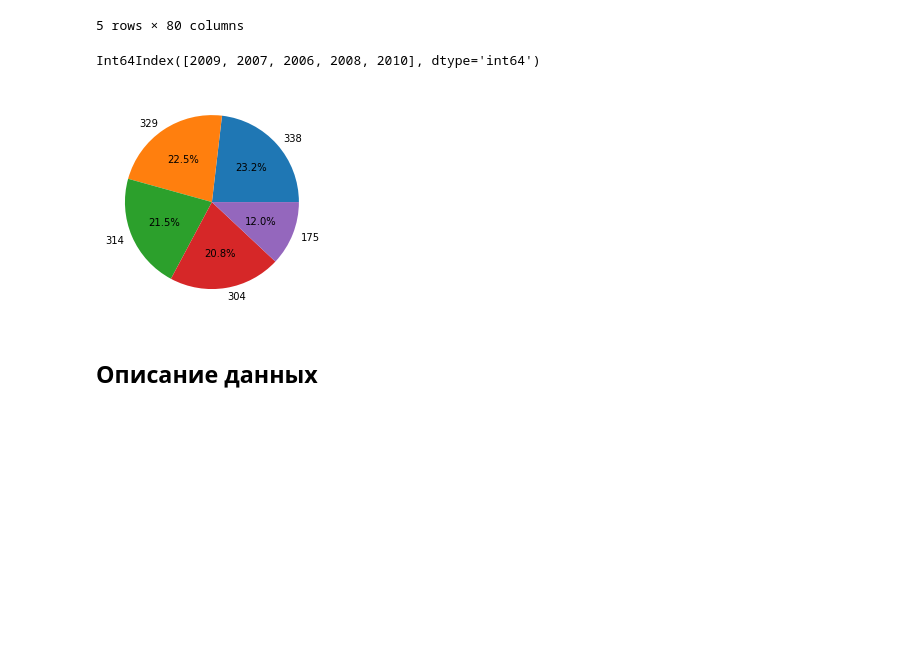
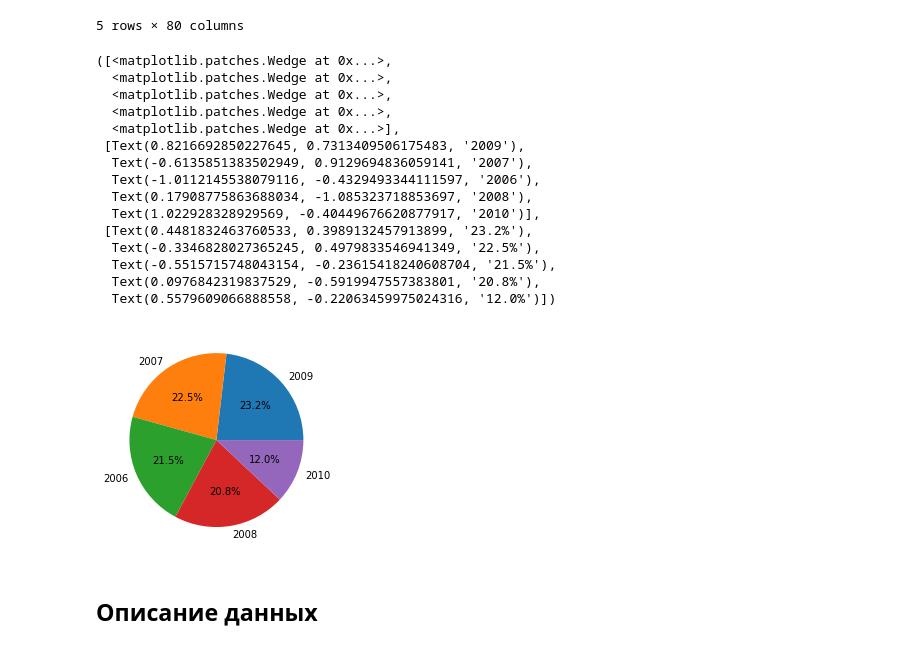
Before and after one commit to okolesnichenko/abd, a Jupyter notebook: abd.ipynb, the cells around one changed output. Drawn from its saved outputs; the diff is of its cells as text; code cells hidden in the pictures; blank space fills up the shorter version.

```diff
--- a/abd.ipynb
+++ b/abd.ipynb
@@ -31,13 +31,25 @@ train_data.head()
 # %%
 train_data.columns
 data = pd.Index(train_data['YrSold'])
 data = data.value_counts()
-plt.pie(data, labels = data, autopct='%1.1f%%')
-
-print(data.index)
+plt.pie(data, labels = data.index, autopct='%1.1f%%')
 # %% [output]
-Int64Index([2009, 2007, 2006, 2008, 2010], dtype='int64')
+([<matplotlib.patches.Wedge at 0x...>,
+  <matplotlib.patches.Wedge at 0x...>,
+  <matplotlib.patches.Wedge at 0x...>,
+  <matplotlib.patches.Wedge at 0x...>,
+  <matplotlib.patches.Wedge at 0x...>],
+ [Text(0.8216692850227645, 0.7313409506175483, '2009'),
+  Text(-0.6135851383502949, 0.9129694836059141, '2007'),
+  Text(-1.0112145538079116, -0.4329493344111597, '2006'),
+  Text(0.17908775863688034, -1.085323718853697, '2008'),
+  Text(1.022928328929569, -0.40449676620877917, '2010')],
+ [Text(0.4481832463760533, 0.3989132457913899, '23.2%'),
+  Text(-0.3346828027365245, 0.4979833546941349, '22.5%'),
+  Text(-0.5515715748043154, -0.23615418240608704, '21.5%'),
+  Text(0.0976842319837529, -0.5919947557383801, '20.8%'),
+  Text(0.5579609066888558, -0.22063459975024316, '12.0%')])
-[figure, old version]
+[figure, new version]
 # %% [markdown]
 ## Описание данных
 # %%
```
Also changed, not shown: parts of 2 cells of this notebook, 1 other file.
